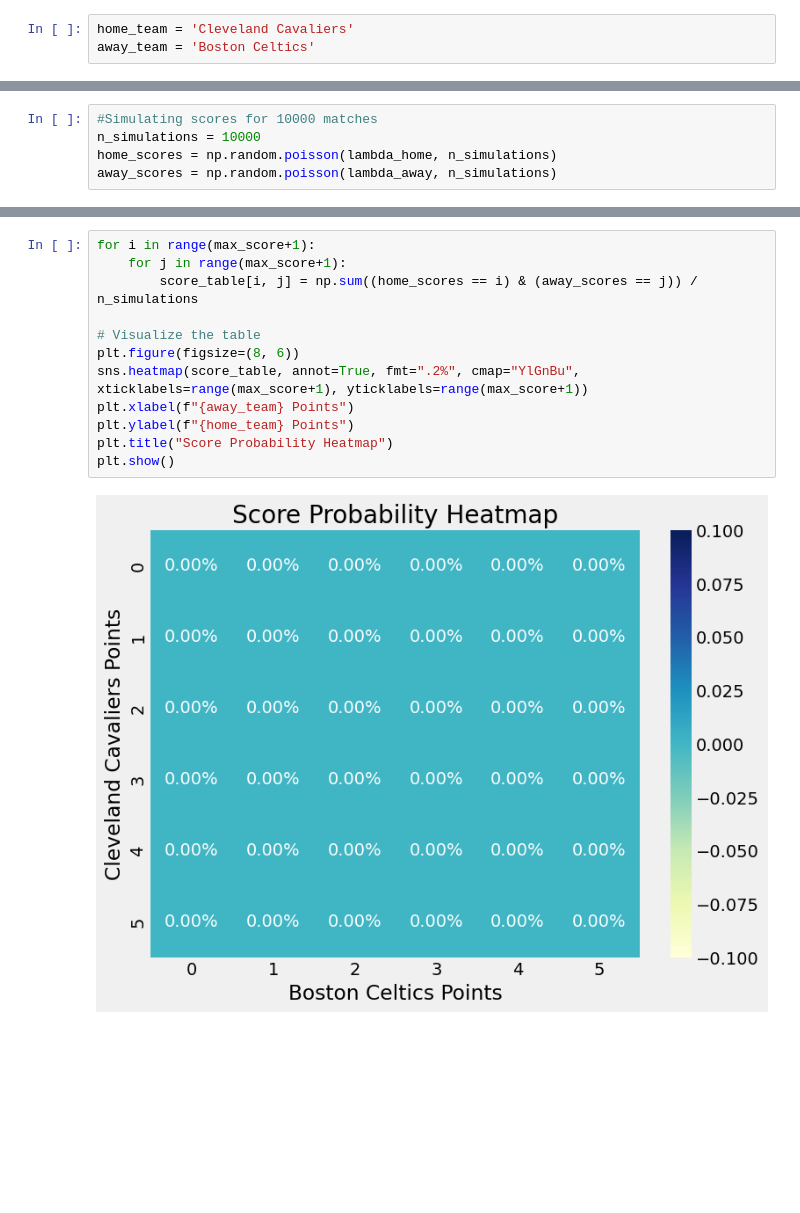
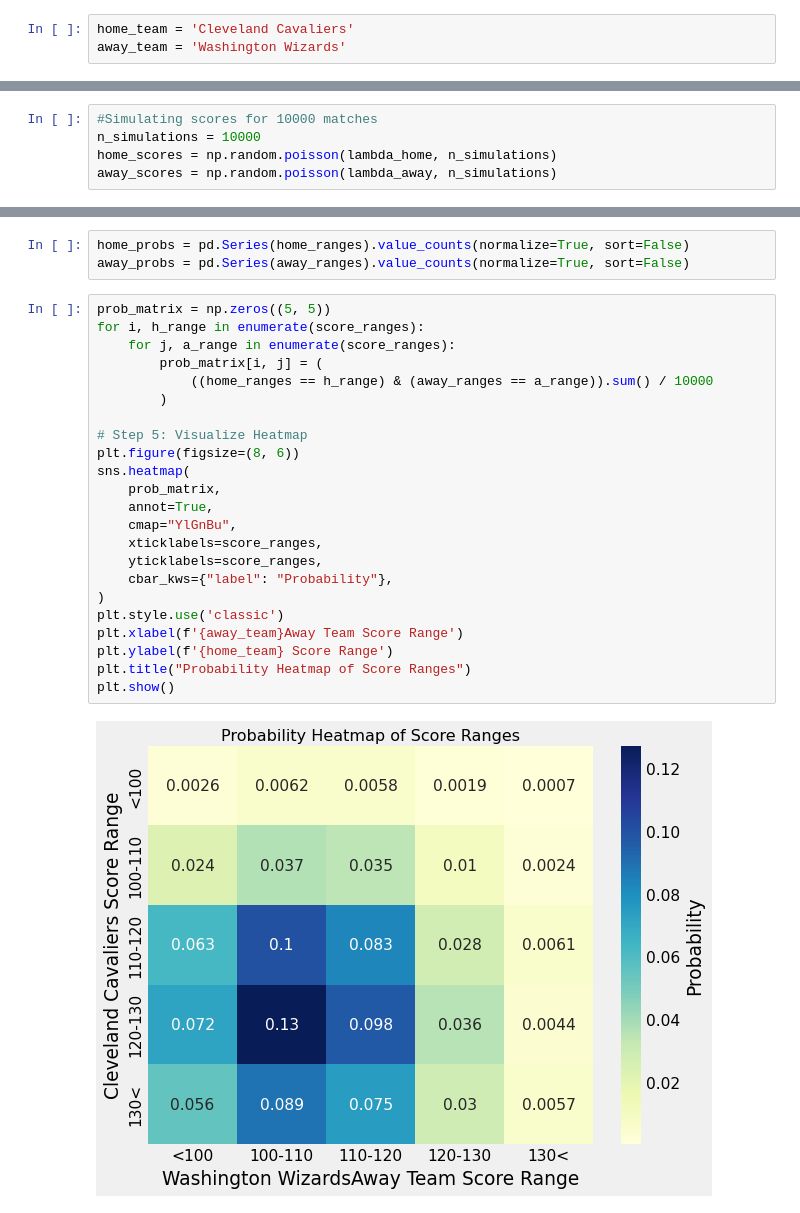
Before and after one commit to Aditya24Sharma/Basketball_Analytics, a Jupyter notebook: jupyter_notebook/notebook_checkpoints.ipynb, the cells around one changed output, grey strips where cells are left out. Saved outputs shown, nothing was run; the diff lists cells and outputs as text; blank space fills up the shorter version.

Commit message:
score ranges headmap

```diff
--- a/jupyter_notebook/notebook_checkpoints.ipynb
+++ b/jupyter_notebook/notebook_checkpoints.ipynb
@@ -324,7 +324,7 @@ pts_data_df
 ## Poission Distribution of each team points
 # %%
 home_team = 'Cleveland Cavaliers'
-away_team = 'Boston Celtics'
+away_team = 'Washington Wizards'
 # %%
 #lambda = Avg rate at which the event occurs in a given time/space interval
 #lambda(home) = Avg pts scored by home team ((pts scored by home team + pts conceded by away team) / 2)
@@ -371,14 +394,28 @@ array([[0., 0., 0., 0., 0., 0.],
+# %%
+home_probs = pd.Series(home_ranges).value_counts(normalize=True, sort=False)
+away_probs = pd.Series(away_ranges).value_counts(normalize=True, sort=False)
 # %%
-for i in range(max_score+1):
-    for j in range(max_score+1):
-        score_table[i, j] = np.sum((home_scores == i) & (away_scores == j)) / n_simulations
+prob_matrix = np.zeros((5, 5))
+for i, h_range in enumerate(score_ranges):
+    for j, a_range in enumerate(score_ranges):
+        prob_matrix[i, j] = (
+            ((home_ranges == h_range) & (away_ranges == a_range)).sum() / 10000
+        )
 
-# Visualize the table
+# Step 5: Visualize Heatmap
 plt.figure(figsize=(8, 6))
-sns.heatmap(score_table, annot=True, fmt=".2%", cmap="YlGnBu", xticklabels=range(max_score+1), yticklabels=range(max_score+1))
-plt.xlabel(f"{away_team} Points")
-plt.ylabel(f"{home_team} Points")
-plt.title("Score Probability Heatmap")
+sns.heatmap(
+    prob_matrix,
+    annot=True,
+    cmap="YlGnBu",
+    xticklabels=score_ranges,
+    yticklabels=score_ranges,
+    cbar_kws={"label": "Probability"},
+)
+plt.style.use('classic')
+plt.xlabel(f'{away_team}Away Team Score Range')
+plt.ylabel(f'{home_team} Score Range')
+plt.title("Probability Heatmap of Score Ranges")
 plt.show()
 # %% [output]
-[figure, old version]
+[figure, new version]
```
Also changed, not shown: parts of 15 cells of this notebook, 1 other file.
